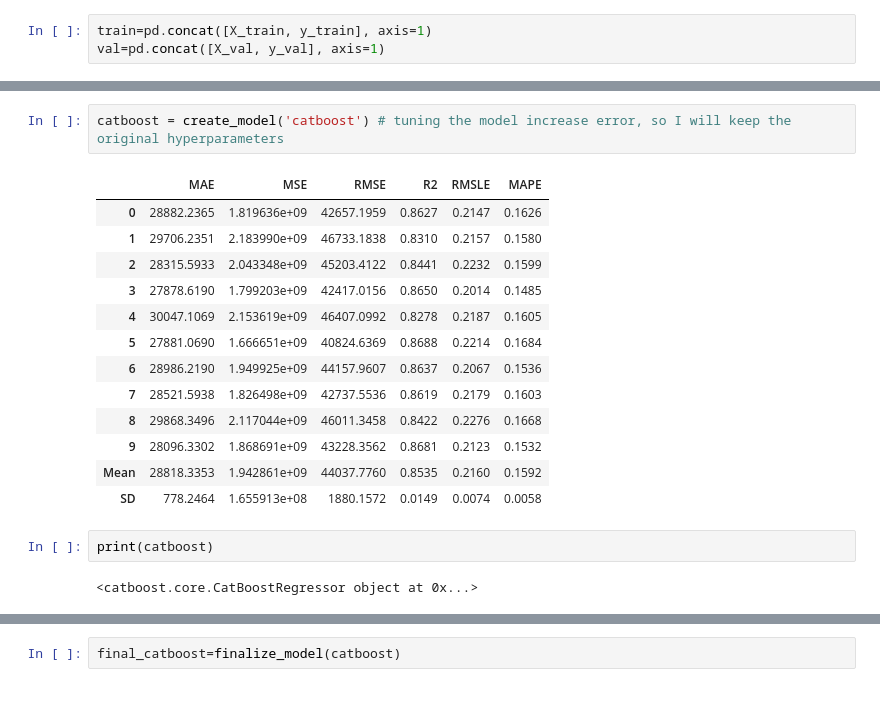
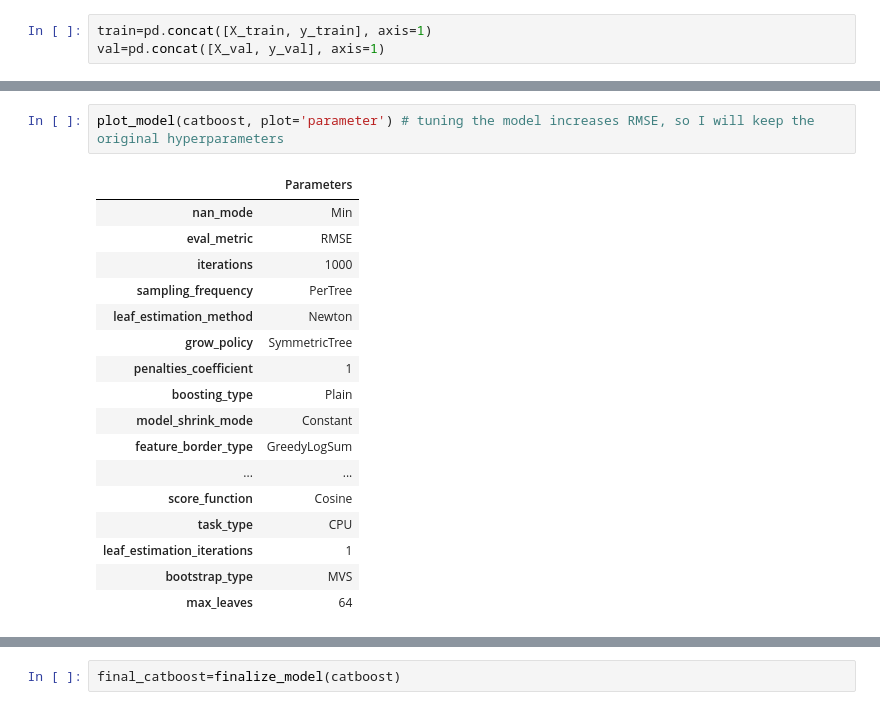
Before and after one commit to Camicb/practice, a Jupyter notebook: Predicting_Housing_prices.ipynb, the cells around one changed output, grey strips where cells are left out. Cells and saved outputs as stored; diff of their text form.

```diff
--- a/Predicting_Housing_prices.ipynb
+++ b/Predicting_Housing_prices.ipynb
@@ -164,23 +180,23 @@ models=compare_models(include=['catboost','lightgbm', 'xgboost', 'rf'], sort='RM
 # %%
-catboost = create_model('catboost') # tuning the model increase error, so I will keep the original hyperparameters
+plot_model(catboost, plot='parameter') # tuning the model increases RMSE, so I will keep the original hyperparameters
 # %% [output]
-|  | MAE | MSE | RMSE | R2 | RMSLE | MAPE |
-| 0 | 28882.2365 | 1.819636e+09 | 42657.1959 | 0.8627 | 0.2147 | 0.1626 |
-| 1 | 29706.2351 | 2.183990e+09 | 46733.1838 | 0.8310 | 0.2157 | 0.1580 |
-| 2 | 28315.5933 | 2.043348e+09 | 45203.4122 | 0.8441 | 0.2232 | 0.1599 |
-| 3 | 27878.6190 | 1.799203e+09 | 42417.0156 | 0.8650 | 0.2014 | 0.1485 |
-| 4 | 30047.1069 | 2.153619e+09 | 46407.0992 | 0.8278 | 0.2187 | 0.1605 |
-| 5 | 27881.0690 | 1.666651e+09 | 40824.6369 | 0.8688 | 0.2214 | 0.1684 |
-| 6 | 28986.2190 | 1.949925e+09 | 44157.9607 | 0.8637 | 0.2067 | 0.1536 |
-| 7 | 28521.5938 | 1.826498e+09 | 42737.5536 | 0.8619 | 0.2179 | 0.1603 |
-| 8 | 29868.3496 | 2.117044e+09 | 46011.3458 | 0.8422 | 0.2276 | 0.1668 |
-| 9 | 28096.3302 | 1.868691e+09 | 43228.3562 | 0.8681 | 0.2123 | 0.1532 |
-| Mean | 28818.3353 | 1.942861e+09 | 44037.7760 | 0.8535 | 0.2160 | 0.1592 |
-| SD | 778.2464 | 1.655913e+08 | 1880.1572 | 0.0149 | 0.0074 | 0.0058 |
+|  | Parameters |
+| nan_mode | Min |
+| eval_metric | RMSE |
+| iterations | 1000 |
+| sampling_frequency | PerTree |
+| leaf_estimation_method | Newton |
+| grow_policy | SymmetricTree |
+| penalties_coefficient | 1 |
+| boosting_type | Plain |
+| model_shrink_mode | Constant |
+| feature_border_type | GreedyLogSum |
+| ... | ... |
+| score_function | Cosine |
+| task_type | CPU |
+| leaf_estimation_iterations | 1 |
+| bootstrap_type | MVS |
+| max_leaves | 64 |
-# %%
-print(catboost)
-# %% [output]
-<catboost.core.CatBoostRegressor object at 0x...>
 # %%
 plot_model(catboost, plot = 'error')
 # %% [output]
```
Also changed, not shown: parts of 11 cells of this notebook.
